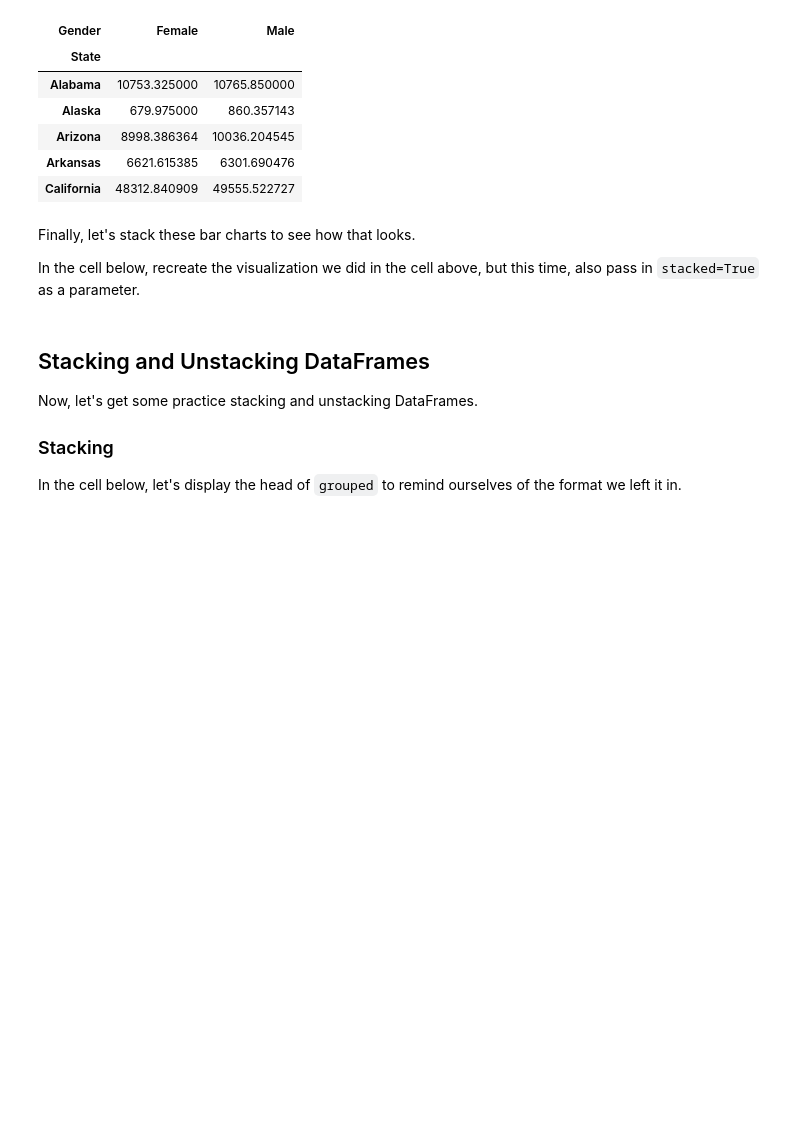
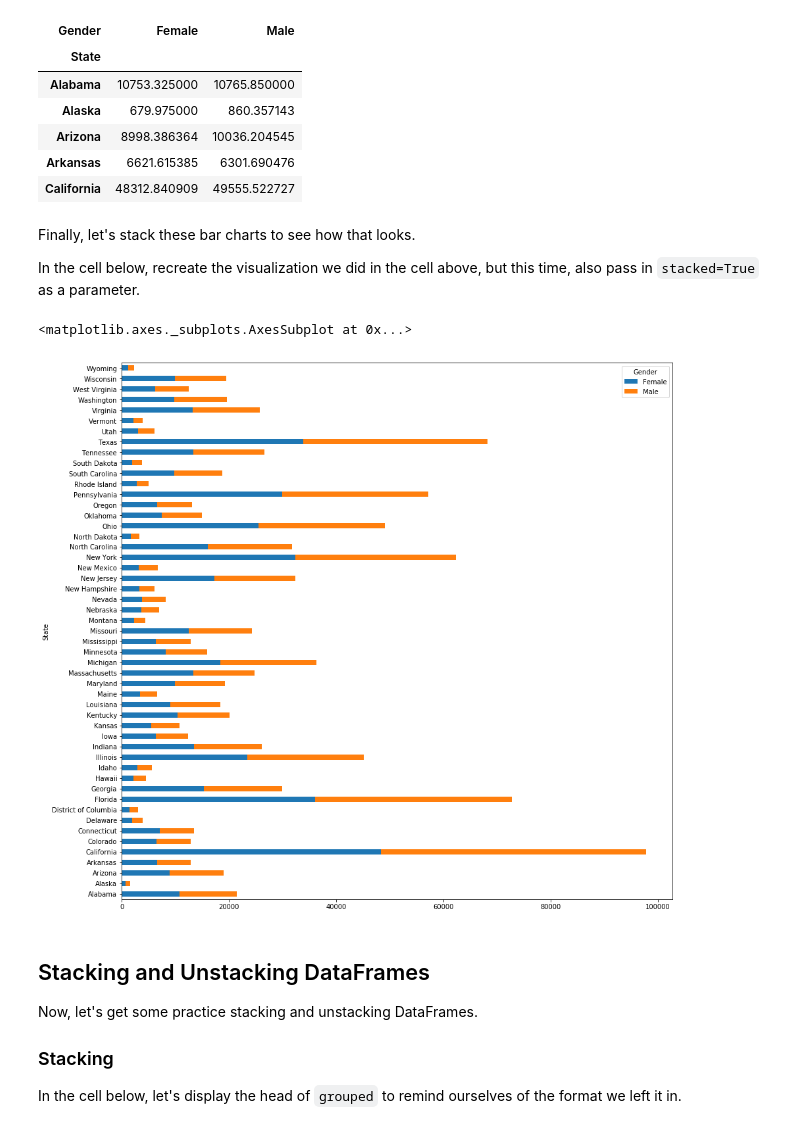
Before and after one commit to fleralle/dsc-pivot-tables-pandas-lab-houston-ds-042219, a Jupyter notebook: index.ipynb, the cells around one changed output. Saved outputs shown, nothing was run; the diff lists cells and outputs as text; code cells hidden in the pictures; blank space fills up the shorter version.

```diff
--- a/index.ipynb
+++ b/index.ipynb
@@ -503,7 +503,10 @@ In the cell below, recreate the visualization we did in the cell above, but this
 # %%
 # Lastly, let's stack each of these bars for each state.
 #Notice we don't have to worry about index here, because we've already set it above.
-pivot.plot(kind='barh', figsize=(15,15), stack)
+pivot.plot(kind='barh', figsize=(15,15), stacked=True)
+# %% [output]
+<matplotlib.axes._subplots.AxesSubplot at 0x...>
+[figure, added]
 # %% [markdown]
 ## Stacking and Unstacking DataFrames
 
```
